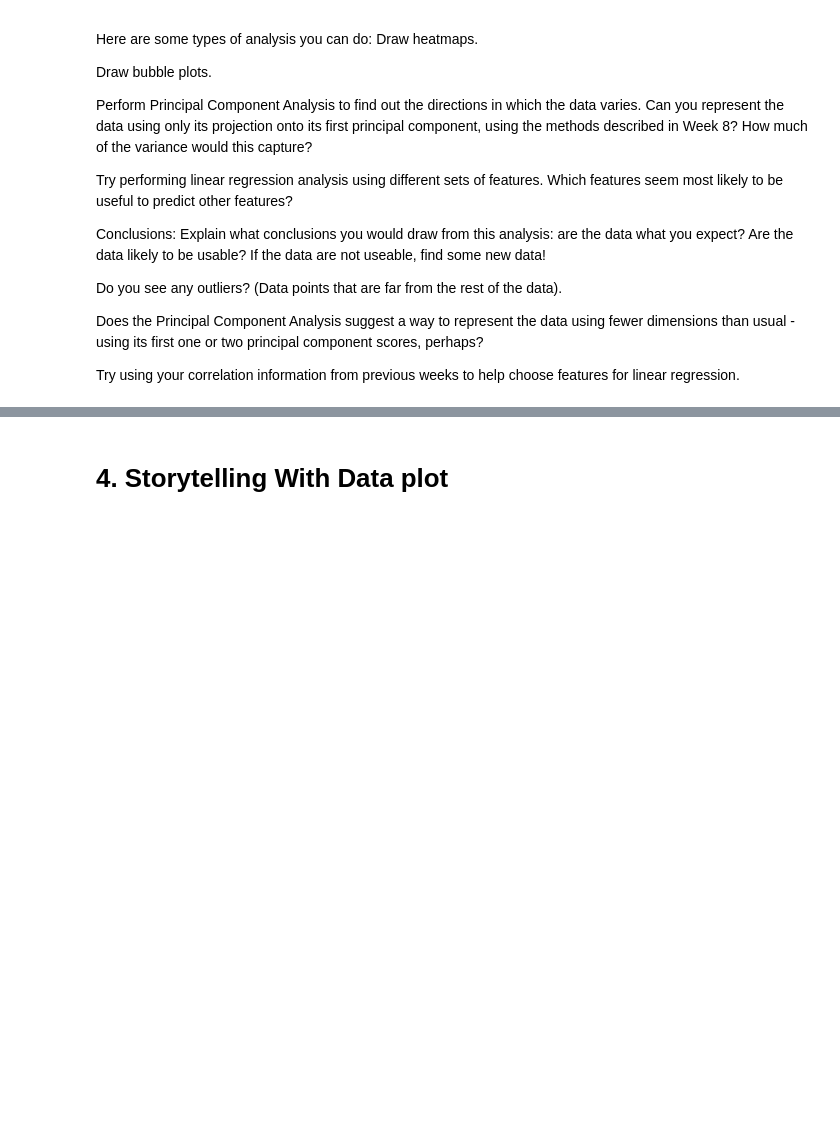
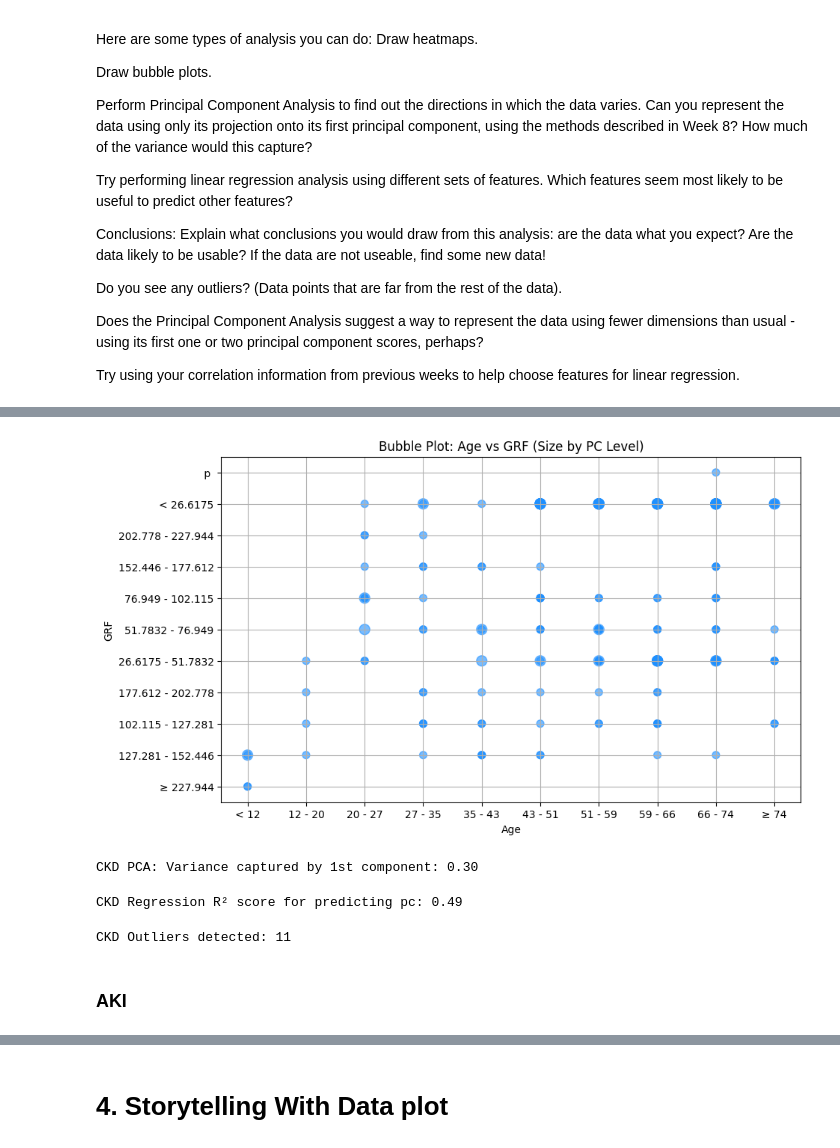
Before and after one commit to Smi7hey13/ModBSem2Sum, a Jupyter notebook: Week9.ipynb, the cells around one changed output, grey strips where cells are left out. Cells and saved outputs as stored; diff of their text form; code cells hidden in the pictures; blank space fills up the shorter version.

```diff
--- a/Week9.ipynb
+++ b/Week9.ipynb
@@ -75,0 +101,46 @@ Try using your correlation information from previous weeks to help choose featur
+# %%
+plt.figure(figsize=(10, 6))
+plt.scatter(df_ckd['age'], df_ckd['grf'], s=(df_ckd['pc']+1)*50, c='dodgerblue', alpha=0.6)
+plt.xlabel('Age')
+plt.ylabel('GRF')
+plt.title('Bubble Plot: Age vs GRF (Size by PC Level)')
+plt.grid(True)
+plt.show()
+# %% [output]
+[figure, added]
+# %%
+from sklearn.decomposition import PCA
+from sklearn.preprocessing import StandardScaler
+
+numeric_ckd = df_ckd.select_dtypes(include=np.number).dropna()
+X_ckd_scaled = StandardScaler().fit_transform(numeric_ckd)
+
+pca_ckd = PCA(n_components=1)
+X_ckd_pc1 = pca_ckd.fit_transform(X_ckd_scaled)
+var_ckd = pca_ckd.explained_variance_ratio_[0]
+print(f"CKD PCA: Variance captured by 1st component: {var_ckd:.2f}")
+# %% [output]
+CKD PCA: Variance captured by 1st component: 0.30
+# %%
+from sklearn.linear_model import LinearRegression
+from sklearn.model_selection import train_test_split
+from sklearn.metrics import r2_score
+
+target_ckd = 'pc'  # replace with any available target
+X_ckd = numeric_ckd.drop(columns=[target_ckd])
+y_ckd = numeric_ckd[target_ckd]
+
+X_train, X_test, y_train, y_test = train_test_split(X_ckd, y_ckd, test_size=0.2)
+model_ckd = LinearRegression().fit(X_train, y_train)
+y_pred_ckd = model_ckd.predict(X_test)
+print(f"CKD Regression R² score for predicting {target_ckd}: {r2_score(y_test, y_pred_ckd):.2f}")
+# %% [output]
+CKD Regression R² score for predicting pc: 0.49
+# %%
+z_ckd = np.abs((numeric_ckd - numeric_ckd.mean()) / numeric_ckd.std())
+outliers_ckd = (z_ckd > 3).any(axis=1)
+print(f"CKD Outliers detected: {outliers_ckd.sum()}")
+# %% [output]
+CKD Outliers detected: 11
+# %% [markdown]
+### AKI
```
Also changed, not shown: parts of 15 cells of this notebook.
